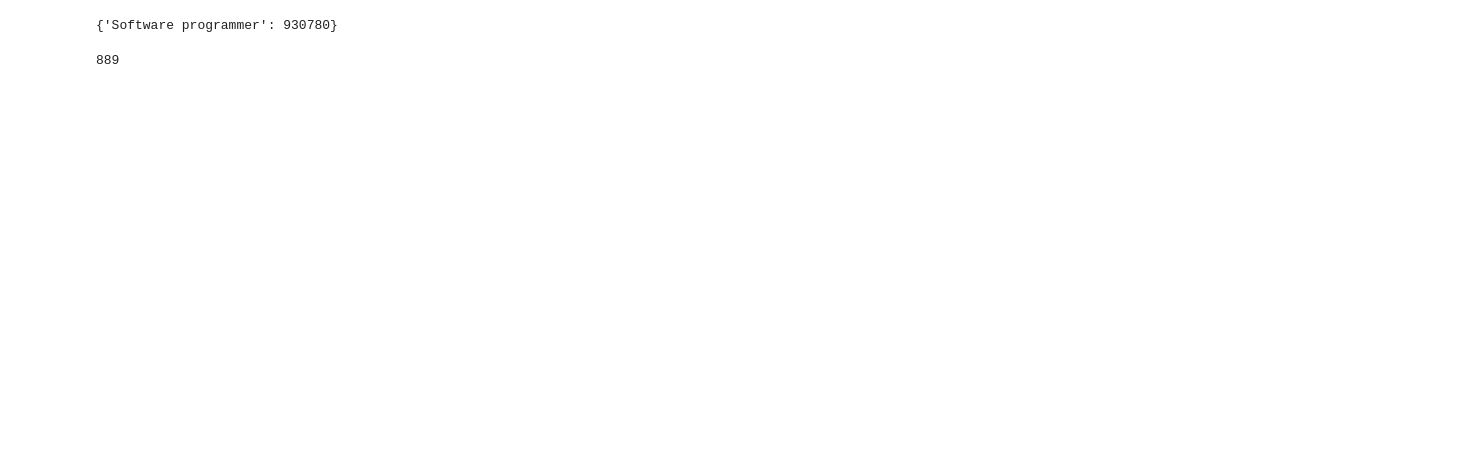
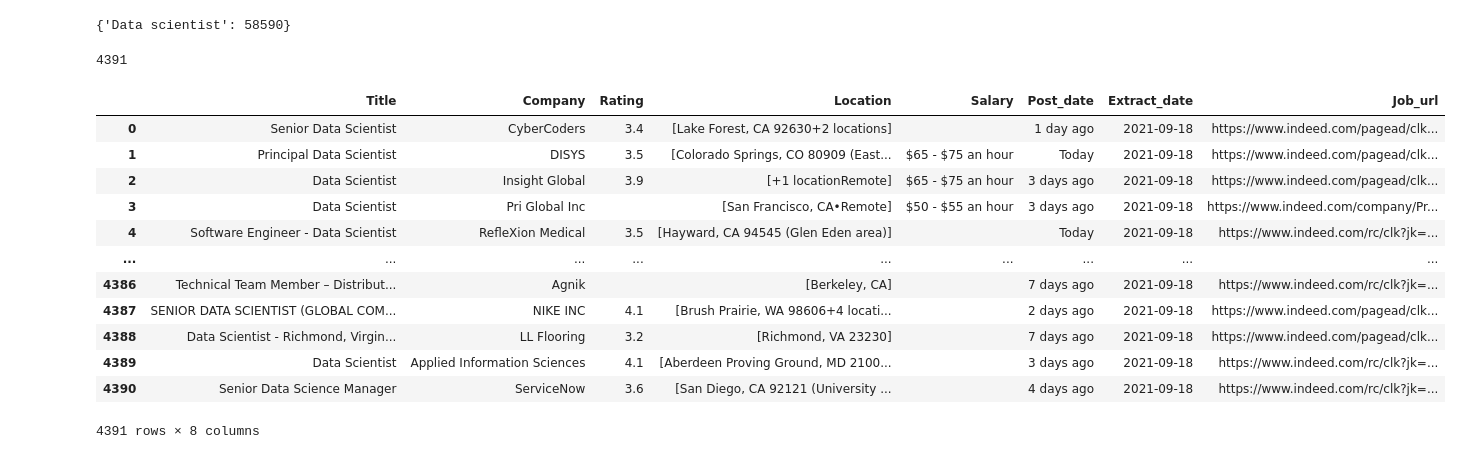
Before and after one commit to qgan7125/job_market, a Jupyter notebook: indeed_v2.ipynb, the cells around one changed output. Cells and saved outputs as stored; diff of their text form; code cells hidden in the pictures; blank space fills up the shorter version.

```diff
--- a/indeed_v2.ipynb
+++ b/indeed_v2.ipynb
@@ -9,7 +9,7 @@ from random import randint
 from datetime import datetime
 # %%
 def get_url(title, location, page):
-    template_url = 'https://www.indeed.com/jobs?q={}&l={}&fromage=14&start={}'
+    template_url = 'https://www.indeed.com/jobs?q={}&l={}&fromage=7&start={}'
     url = template_url.format(urllib.parse.quote(title), urllib.parse.quote(location), page)
     return url
 # %%
@@ -17,6 +17,9 @@ def get_records(card):
 
     try:
         job_title = card.find('h2', {'class':'jobTitle'}).findAll('span')[-1].text
+
+        if 'data scien' not in job_title.lower():
+            return None
     except:
         job_title = ''
 
@@ -89,8 +58,13 @@ def get_info(title, location):
     records = []
     details = []
     no_of_page = 0
-    for i in range(0, 600, 10):
-        url = get_url(title, location, i)
+    # for i in range(0, 1000, 10):
+    i = 0
+    while True:
+        if i % 100 == 0 :
+            wait = randint(20, 40)
+            sleep(wait)
+        url = get_url(title, location, i*10)
         print(url)
         res = requests.get(url, header)
         soup = BeautifulSoup(res.text, 'html.parser')
@@ -99,6 +73,7 @@ def get_info(title, location):
         if no_of_page == 0:
             try:
                 no_of_page_string = soup.find(id='searchCountPages').text.strip()
+                print(no_of_page_string)
                 no_of_page = int(re.sub('\W+', '', no_of_page_string.split()[3]))
             except:
                 print('No total number')
@@ -112,15 +87,13 @@ def get_info(title, location):
 
         for card in cards:
             record = get_records(card)
-            records.append(record)
-            wait = randint(5, 12)
-            sleep(wait)
-            detail = get_detail(record[-1])
-            details.append(detail)
+            if record:
+                records.append(record)
 
-        wait = randint(30, 60)
+        wait = randint(30, 40)
         sleep(wait)
 
+        i += 1
         # res.close()
     return records, details, no_of_page*15
 # %%
@@ -172,0 +107,10 @@ No data stored
+# %%
+no_of_jobs = {}
+
+#get records from 'Data scientist' in 'UniedStates'
+records, details, total = get_info('Data scientist', 'United states')
+try:
+    saveDate(f'Data scientist no detail', records, details)
+except:
+    print("No data stored")
+no_of_jobs['Data scientist'] = total
@@ -173,8 +135,25 @@ No data stored
 # %%
 no_of_jobs
 # %% [output]
-{'Software programmer': 930780}
+{'Data scientist': 58590}
 # %%
 len(records)
 # %% [output]
-889
+4391
+# %%
+df_basic = pd.DataFrame(records, columns=['Title', 'Company', 'Rating', 'Location', 'Salary', 'Post_date', 'Extract_date', 'Job_url'])
+df_basic
+# %% [output]
+|  | Title | Company | Rating | Location | Salary | Post_date | Extract_date | Job_url |
+| 0 | Senior Data Scientist | CyberCoders | 3.4 | [Lake Forest, CA 92630+2 locations] |  | 1 day ago | 2021-09-18 | https://www.indeed.com/pagead/clk... |
+| 1 | Principal Data Scientist | DISYS | 3.5 | [Colorado Springs, CO 80909 (East... | $65 - $75 an hour | Today | 2021-09-18 | https://www.indeed.com/pagead/clk... |
+| 2 | Data Scientist | Insight Global | 3.9 | [+1 locationRemote] | $65 - $75 an hour | 3 days ago | 2021-09-18 | https://www.indeed.com/pagead/clk... |
+| 3 | Data Scientist | Pri Global Inc |  | [San Francisco, CA•Remote] | $50 - $55 an hour | 3 days ago | 2021-09-18 | https://www.indeed.com/company/Pr... |
+| 4 | Software Engineer - Data Scientist | RefleXion Medical | 3.5 | [Hayward, CA 94545 (Glen Eden area)] |  | Today | 2021-09-18 | https://www.indeed.com/rc/clk?jk=... |
+| ... | ... | ... | ... | ... | ... | ... | ... | ... |
+| 4386 | Technical Team Member – Distribut... | Agnik |  | [Berkeley, CA] |  | 7 days ago | 2021-09-18 | https://www.indeed.com/rc/clk?jk=... |
+| 4387 | SENIOR DATA SCIENTIST (GLOBAL COM... | NIKE INC | 4.1 | [Brush Prairie, WA 98606+4 locati... |  | 2 days ago | 2021-09-18 | https://www.indeed.com/pagead/clk... |
+| 4388 | Data Scientist - Richmond, Virgin... | LL Flooring | 3.2 | [Richmond, VA 23230] |  | 7 days ago | 2021-09-18 | https://www.indeed.com/pagead/clk... |
+| 4389 | Data Scientist | Applied Information Sciences | 4.1 | [Aberdeen Proving Ground, MD 2100... |  | 3 days ago | 2021-09-18 | https://www.indeed.com/rc/clk?jk=... |
+| 4390 | Senior Data Science Manager | ServiceNow | 3.6 | [San Diego, CA 92121 (University ... |  | 4 days ago | 2021-09-18 | https://www.indeed.com/rc/clk?jk=... |
+4391 rows × 8 columns
```
Also changed, not shown: parts of 3 cells of this notebook, 11 other files.
